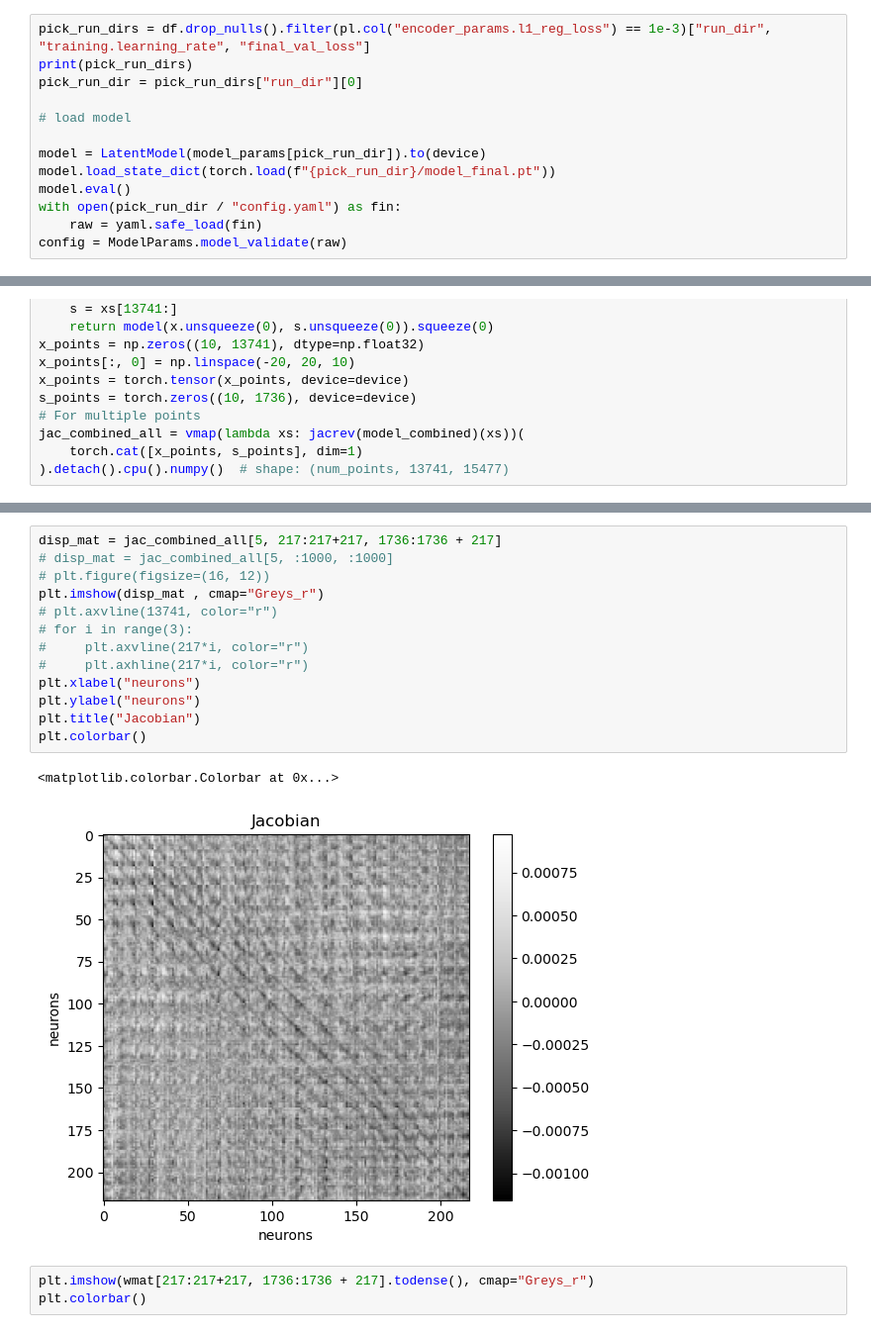
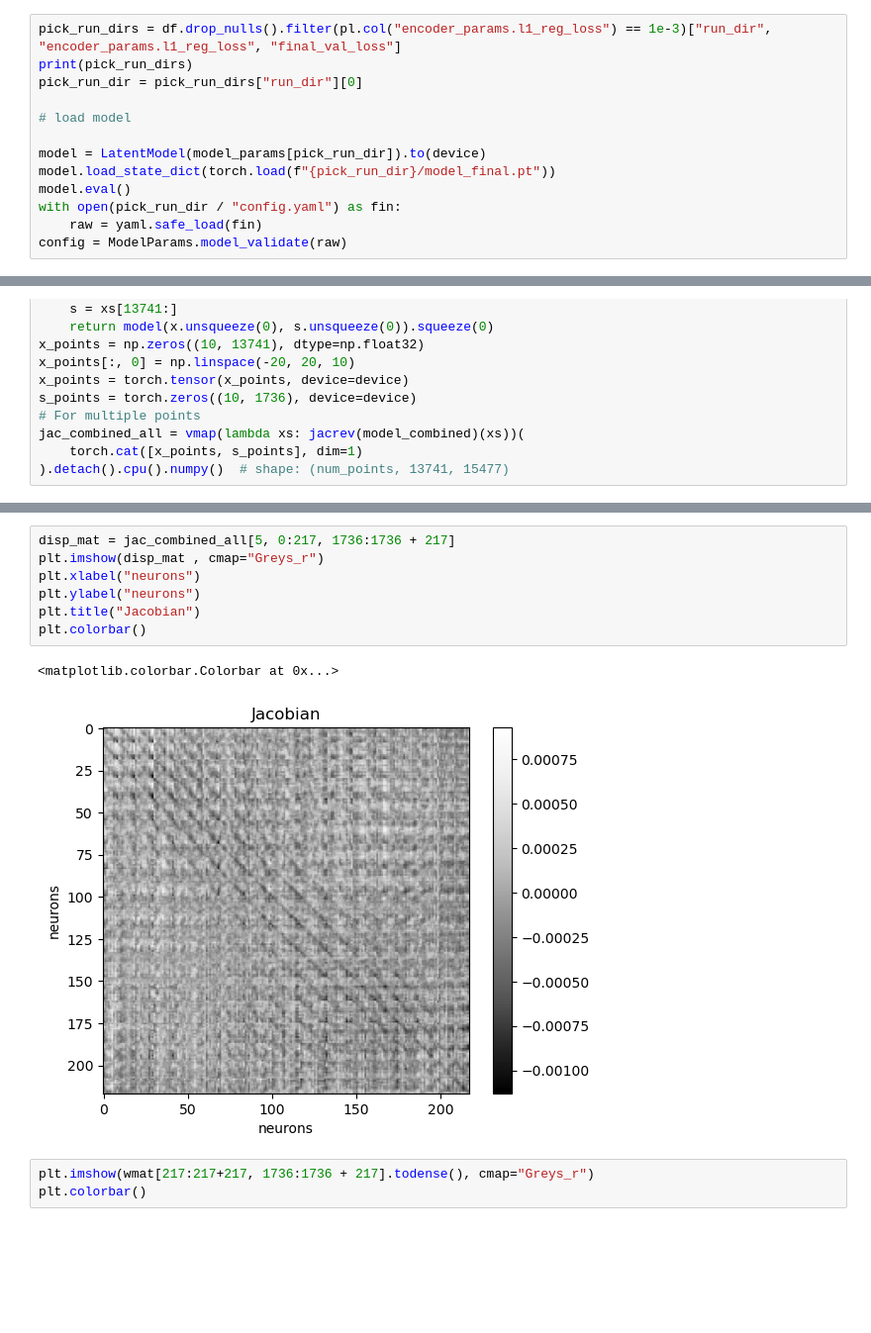
Before and after one commit to saalfeldlab/NeuralGraph, a Jupyter notebook: src/LatentEvolution/latent_space.ipynb, the cells around one changed output, grey strips where cells are left out. Shown at 99% size. Saved outputs shown, nothing was run; the diff lists cells and outputs as text; blank space fills up the shorter version.

Commit message:
add images

```diff
--- a/src/LatentEvolution/latent_space.ipynb
+++ b/src/LatentEvolution/latent_space.ipynb
@@ -115,7 +112,7 @@ plt.ylim(None, 0.05)
 # %%
 device=torch.device("cuda")
 # %%
-pick_run_dirs = df.drop_nulls().filter(pl.col("encoder_params.l1_reg_loss") == 1e-3)["run_dir", "training.learning_rate", "final_val_loss"]
+pick_run_dirs = df.drop_nulls().filter(pl.col("encoder_params.l1_reg_loss") == 1e-3)["run_dir", "encoder_params.l1_reg_loss", "final_val_loss"]
 print(pick_run_dirs)
 pick_run_dir = pick_run_dirs["run_dir"][0]
 
@@ -418,19 +323,13 @@ plt.hist(tvals*.02, bins=np.linspace(-0.02, 0.02, 51), alpha=0.2)
 # %%
-disp_mat = jac_combined_all[5, 217:217+217, 1736:1736 + 217]
-# disp_mat = jac_combined_all[5, :1000, :1000]
-# plt.figure(figsize=(16, 12))
+disp_mat = jac_combined_all[5, 0:217, 1736:1736 + 217]
 plt.imshow(disp_mat , cmap="Greys_r")
-# plt.axvline(13741, color="r")
-# for i in range(3):
-#     plt.axvline(217*i, color="r")
-#     plt.axhline(217*i, color="r")
 plt.xlabel("neurons")
 plt.ylabel("neurons")
 plt.title("Jacobian")
 plt.colorbar()
 # %% [output]
 <matplotlib.colorbar.Colorbar at 0x...>
-[figure, old version]
+[figure, new version]
 # %%
 plt.imshow(wmat[217:217+217, 1736:1736 + 217].todense(), cmap="Greys_r")
 plt.colorbar()
```
Also changed, not shown: parts of 23 cells of this notebook, 1 other file.
